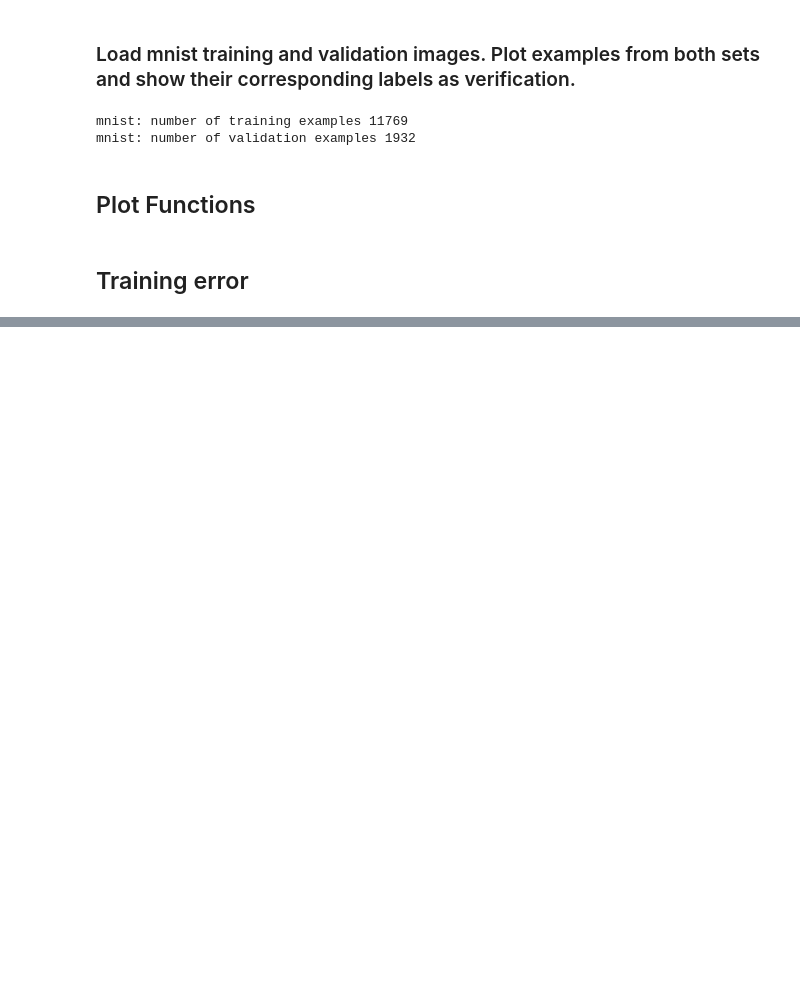
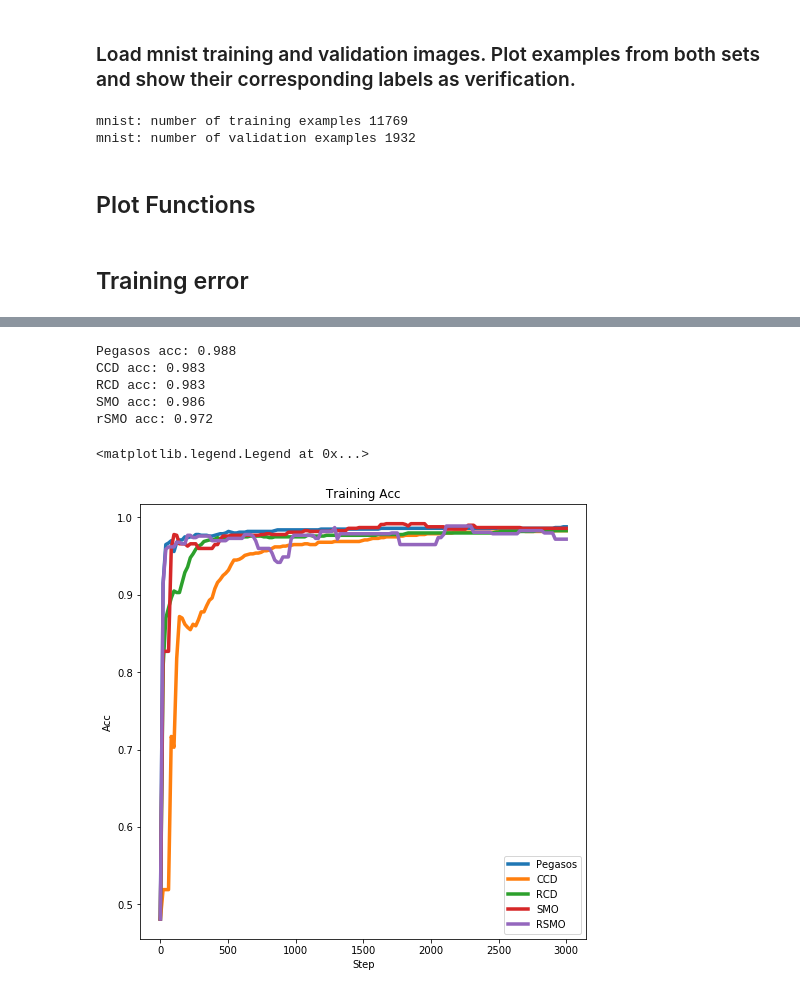
Before and after one commit to realmoment2017/Optimization_for_ML_FALL2018, a Jupyter notebook: final_project_partial_dataset.ipynb, the cells around one changed output, grey strips where cells are left out. Cells and saved outputs as stored; diff of their text form; code cells hidden in the pictures; blank space fills up the shorter version.

```diff
--- a/final_project_partial_dataset.ipynb
+++ b/final_project_partial_dataset.ipynb
@@ -555,0 +507,19 @@ rSMO acc: 0.9813664596273292
+# %%
+# training acc plot
+plt.figure(figsize=(8, 8))
+acc_plot(pegasos_output_weight[:plot_iters], train_vectors_1000, train_labels_1000, 'Pegasos', plot_dilation)
+acc_plot(primal_cyclic_cd_output_weight[:plot_iters], train_vectors_1000, train_labels_1000, 'CCD', plot_dilation)
+acc_plot(primal_random_cd_output_weight[:plot_iters], train_vectors_1000, train_labels_1000, 'RCD', plot_dilation)
+acc_plot(smo_model.w_ls[:plot_iters], train_vectors_1000, train_labels_1000, 'SMO', plot_dilation)
+acc_plot(rsmo_model.w_ls[:plot_iters], train_vectors_1000, train_labels_1000, 'rSMO', plot_dilation)
+
+plt.title(' Training Acc ')
+plt.legend(['Pegasos', 'CCD', 'RCD', 'SMO', 'RSMO'])
+# %% [output]
+Pegasos acc: 0.988
+CCD acc: 0.983
+RCD acc: 0.983
+SMO acc: 0.986
+rSMO acc: 0.972
+<matplotlib.legend.Legend at 0x...>
+[figure, added]
```
Also changed, not shown: parts of 30 cells of this notebook.
